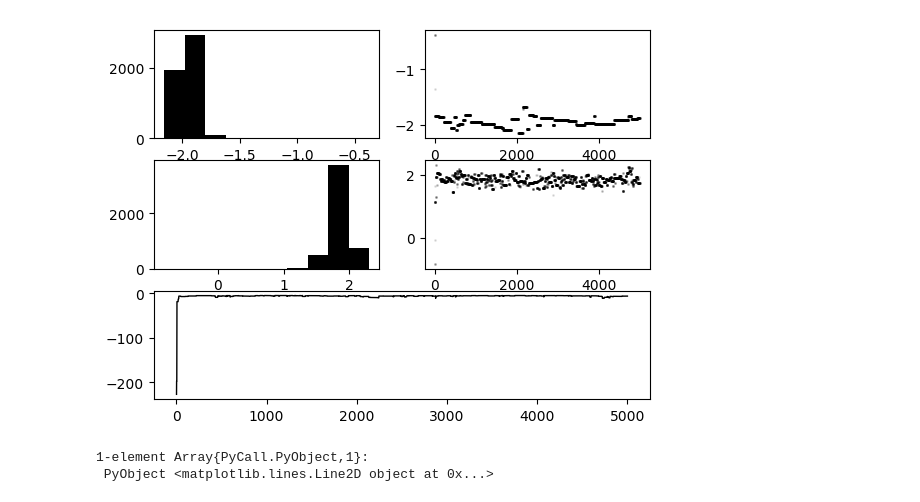
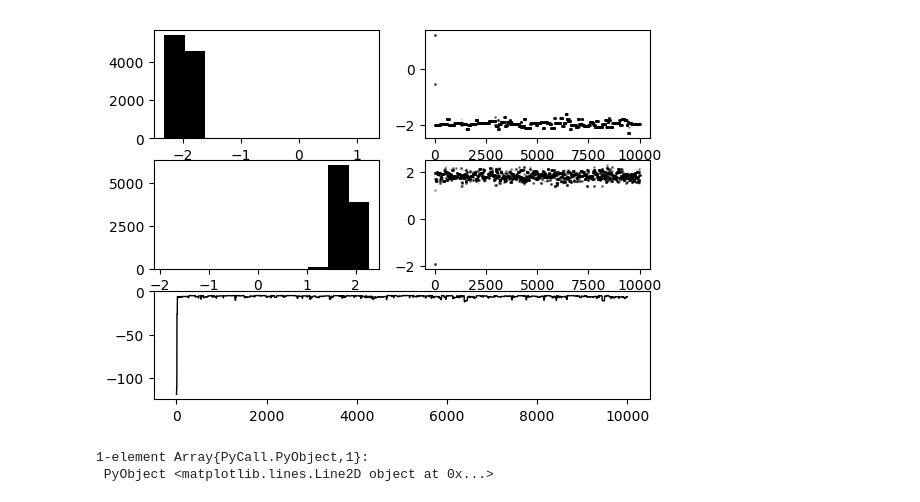
Before and after one commit to matthieubulte/Probabilistic.jl, a Jupyter notebook: examples/examples.ipynb, the cells around one changed output. Cells and saved outputs as stored; diff of their text form; code cells hidden in the pictures.

```diff
--- a/examples/examples.ipynb
+++ b/examples/examples.ipynb
@@ -28,23 +26,23 @@ plotresult(result)
 # %%
 mix = @model N begin
     prob ~ Beta(2, 2)
 
     mean0 ~ Normal(-1,1)
     mean1 ~ Normal(1,1)
 
     x = zeros(N)
     for i = 1:N
         x[i] ~ BiMix(prob, Normal(mean0, 0.2), Normal(mean1, 0.2))
     end
 end
 
 obs = [-1.7, -1.8, -2.01, -2.4, 1.9, 1.8]
 N = length(obs)
 
 result = sample(mix(N) |> condition(:x => obs) |> observe(:mean0, :mean1),
-                Metropolis(5_000))
+                Metropolis(10_000))
 plotresult(result)
 # %% [output]
-[figure, old version]
+[figure, new version]
 1-element Array{PyCall.PyObject,1}:
  PyObject <matplotlib.lines.Line2D object at 0x...>
```
Also changed, not shown: parts of 2 cells of this notebook, 2 other files.
